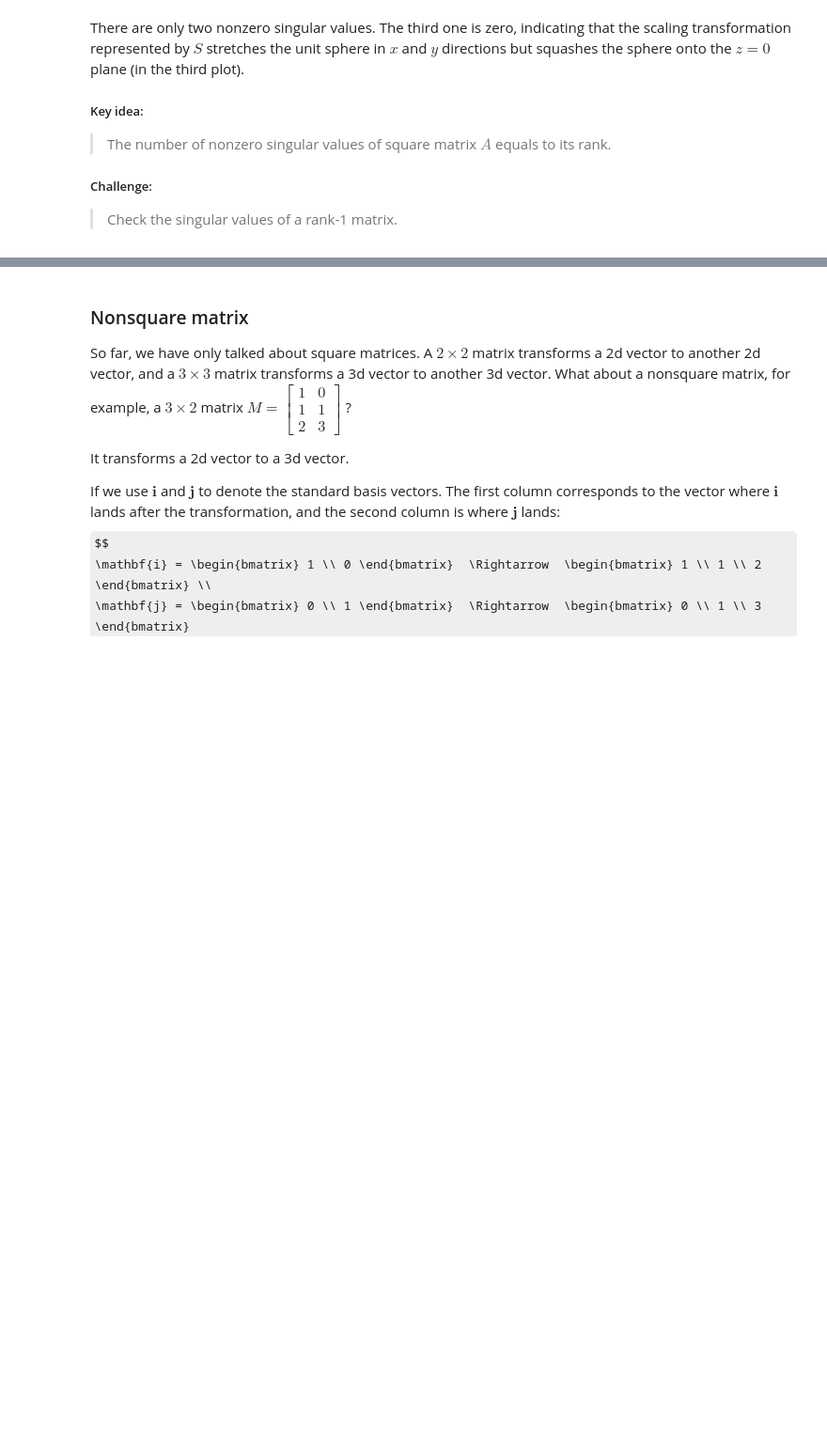
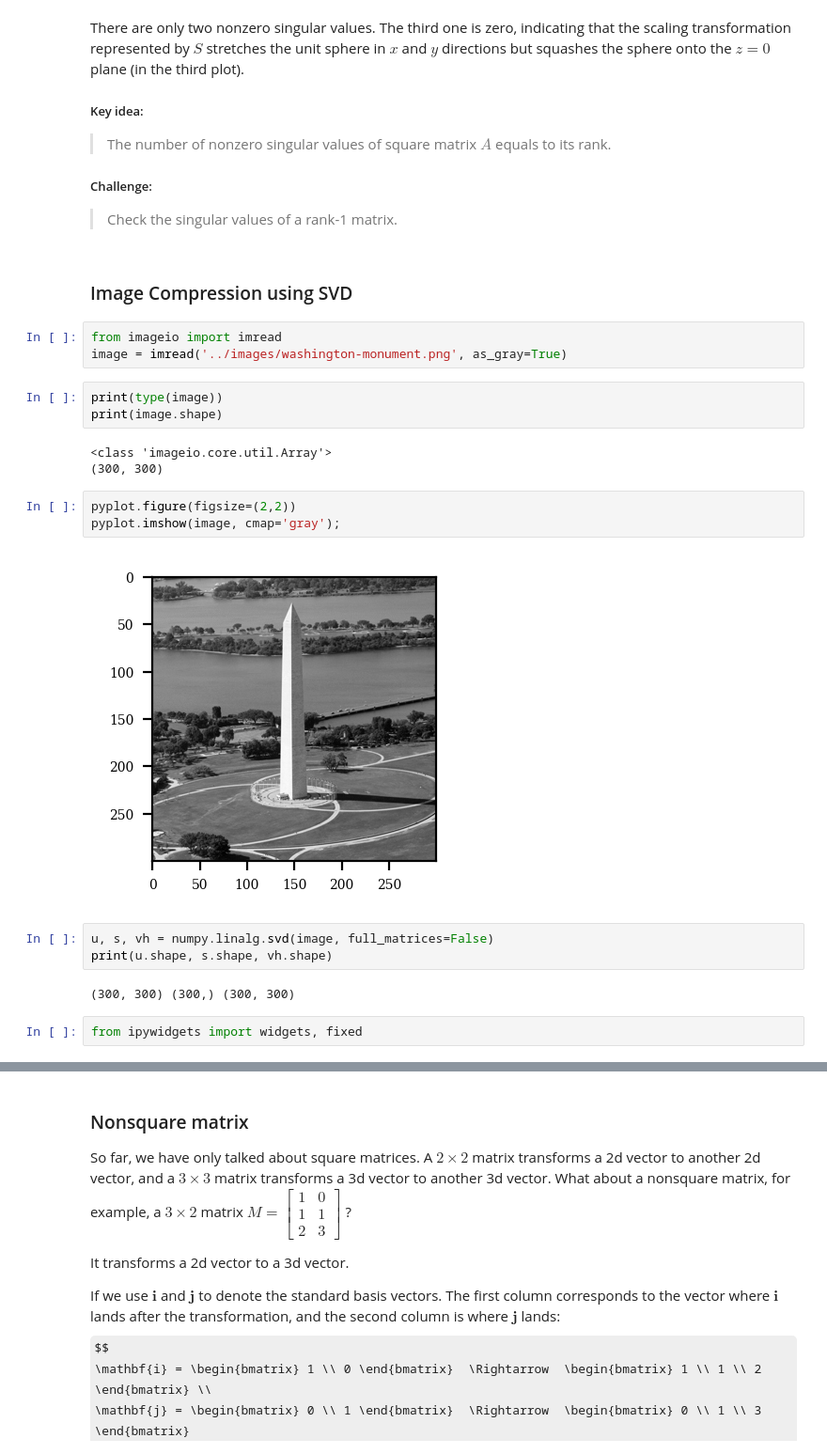
Before and after one commit to engineersCode/EngComp4_landlinear, a Jupyter notebook: notebook_en/04_SVD.ipynb, the cells around one changed output, grey strips where cells are left out. Shown: that part at 94% size. Saved outputs shown, nothing was run; the diff lists cells and outputs as text; some formulas as TeX source; blank space fills up the shorter version.

Commit message:
add image compression code in svd notebook, update dependency files

```diff
--- a/notebook_en/04_SVD.ipynb
+++ b/notebook_en/04_SVD.ipynb
@@ -209,3 +209,26 @@ There are only two nonzero singular values. The third one is zero, indicating th
 ##### Challenge:
 
 > Check the singular values of a rank-1 matrix.
+# %% [markdown]
+### Image Compression using SVD
+# %%
+from imageio import imread
+image = imread('../images/washington-monument.png', as_gray=True)
+# %%
+print(type(image))
+print(image.shape)
+# %% [output]
+<class 'imageio.core.util.Array'>
+(300, 300)
+# %%
+pyplot.figure(figsize=(2,2))
+pyplot.imshow(image, cmap='gray');
+# %% [output]
+[figure, added]
+# %%
+u, s, vh = numpy.linalg.svd(image, full_matrices=False)
+print(u.shape, s.shape, vh.shape)
+# %% [output]
+(300, 300) (300,) (300, 300)
+# %%
+from ipywidgets import widgets, fixed
```
Also changed, not shown: parts of 4 cells of this notebook, 3 other files.
